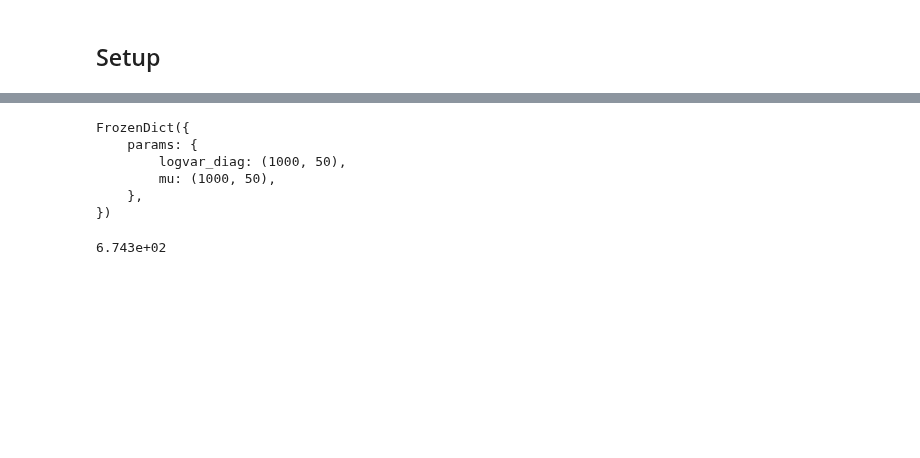
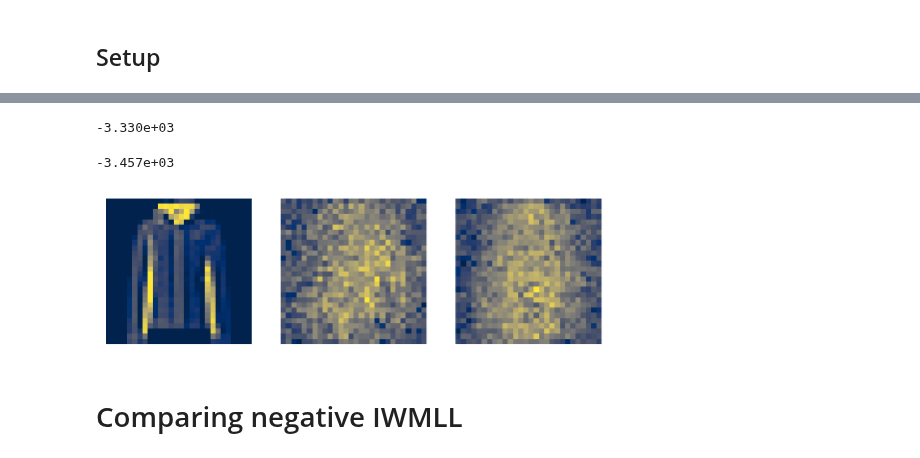
Before and after one commit to gerdm/hard-em-lvm, a Jupyter notebook: notebooks/12-hard-em-ipl-vae.ipynb, the cells around one changed output, grey strips where cells are left out. Saved outputs shown, nothing was run; the diff lists cells and outputs as text; code cells hidden in the pictures; blank space fills up the shorter version.

```diff
--- a/notebooks/12-hard-em-ipl-vae.ipynb
+++ b/notebooks/12-hard-em-ipl-vae.ipynb
@@ -121,13 +93,15 @@ keys_train = jax.random.split(key_train, n_epochs)
 hist_vae_loss = []
 
 loss_old = -jnp.inf
+
 for e, keyt in (pbar := tqdm(enumerate(keys_train), total=len(keys_train))):
     loss, state = hlax.vae.train_epoch(keyt, state, X_train, batch_size)
 
     hist_vae_loss.append(loss)
+    pbar.set_description(f"{loss=:.3e}")
 
-    pbar.set_description(f"{loss=:.3e}")
 params_vae = state.params
+params_decoder_vae = freeze({"params": unfreeze(params_vae)["params"]["decoder"]})
 # %%
 hist_vae_mll = -jnp.array(hist_vae_loss)
 # %% [markdown]
@@ -262,21 +158,0 @@ iwmll_vmap = jax.vmap(iwmll_vmap)
-# %%
-alpha = 1e-6
-
-q_approx = GaussEncoder(dim_latent)
-
-n_samples, dim_latent = z_decoder.shape
-params_latent = jax.vmap(q_approx.init)(keys_test, keys_test)
-
-# Set initial mean parameters to estimated latent parameters
-params_latent = unfreeze(params_latent)
-# params_latent["params"].update(mu=z_decoder)
-params_latent["params"].update(mu=z_decoder, logvar_diag=-5 * jnp.ones_like(z_decoder))
-params_latent = freeze(params_latent)
-jax.tree_map(jnp.shape, params_latent)
-# %% [output]
-FrozenDict({
-    params: {
-        logvar_diag: (1000, 50),
-        mu: (1000, 50),
-    },
-})
@@ -286,16 +159,33 @@ latent_states = jax.vmap(tx_test.init)(params_latent)
-# %%
-hist_avg_mll = []
-for i in tqdm(range(300)):
-    _, key_eval = jax.random.split(key_eval)
-    keys_eval = jax.random.split(key_eval, n_samples)
-    mll_vals, grads = iwmll_vmap(keys_eval, params_latent, z_decoder, X_train)
-
-    updates, latent_states = jax.vmap(tx_test.update)(grads, latent_states, params_latent)
-    params_latent = jax.vmap(optax.apply_updates)(params_latent, updates)
-
-    mll_mean = mll_vals.mean()
-    print(f"{mll_mean:0.3e}", end="\r")
-    hist_avg_mll.append(mll_mean)
-# %% [output]
-6.743e+02
+# %%
+vae_res = hlax.training.train_encoder(key_test, X_test, q_encoder, decoder,
+                                      params_decoder_vae, tx_test, num_test_epochs,
+                                      num_is_samples)
+
+hem_res = hlax.training.train_encoder(key_test, X_test, q_encoder, decoder,
+                                      params_decoder_hem, tx_test, num_test_epochs,
+                                      num_is_samples)
+# %% [output]
+-3.330e+03
+-3.457e+03
+# %%
+fig, ax = plt.subplots(1, 3)
+
+ix = 6
+
+z_latent =  vae_res["params"]["params"]["mu"][ix]
+x_rec_vae = decoder.apply(params_decoder_vae, z_latent)[0].reshape(28, 28).to_py()
+
+z_latent = hem_res["params"]["params"]["mu"][ix]
+x_rec_hem = decoder.apply(params_decoder_hem, z_latent)[0].reshape(28, 28).to_py()
+
+ax[0].imshow(X_test[ix].reshape(28, 28), cmap="cividis")
+ax[1].imshow(x_rec_vae, cmap="cividis")
+ax[2].imshow(x_rec_hem, cmap="cividis")
+
+for axi in ax:
+    axi.axis("off")
+# %% [output]
+[figure, added]
+# %% [markdown]
+# Comparing negative IWMLL
 # %%
```
Also changed, not shown: parts of 36 cells of this notebook, 1 other file.
